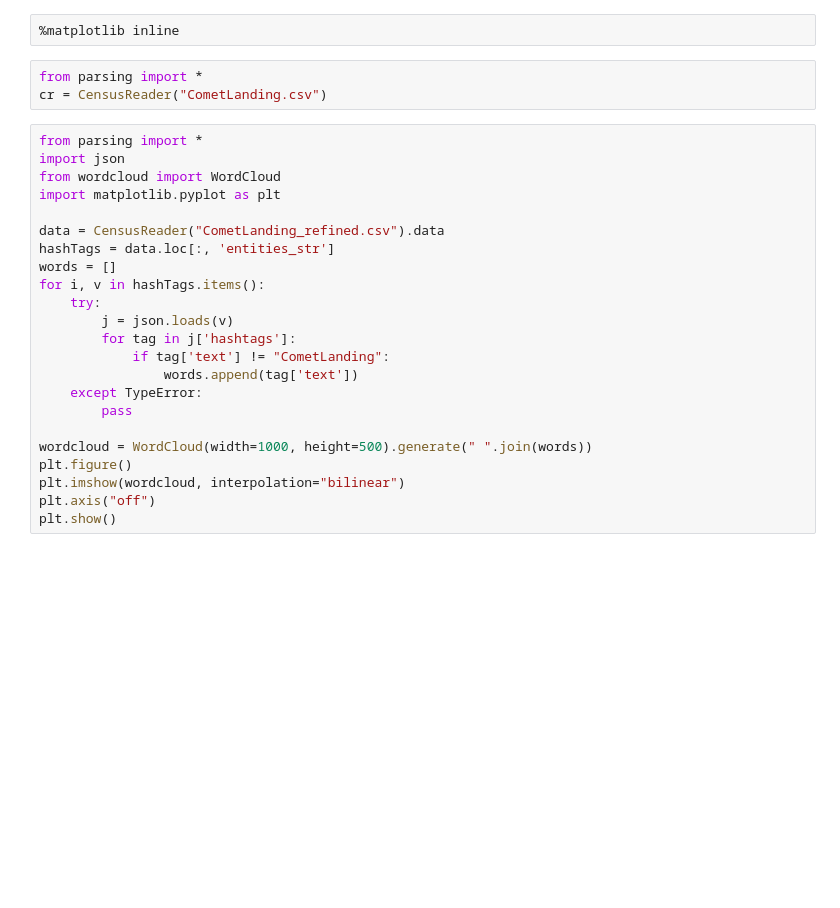
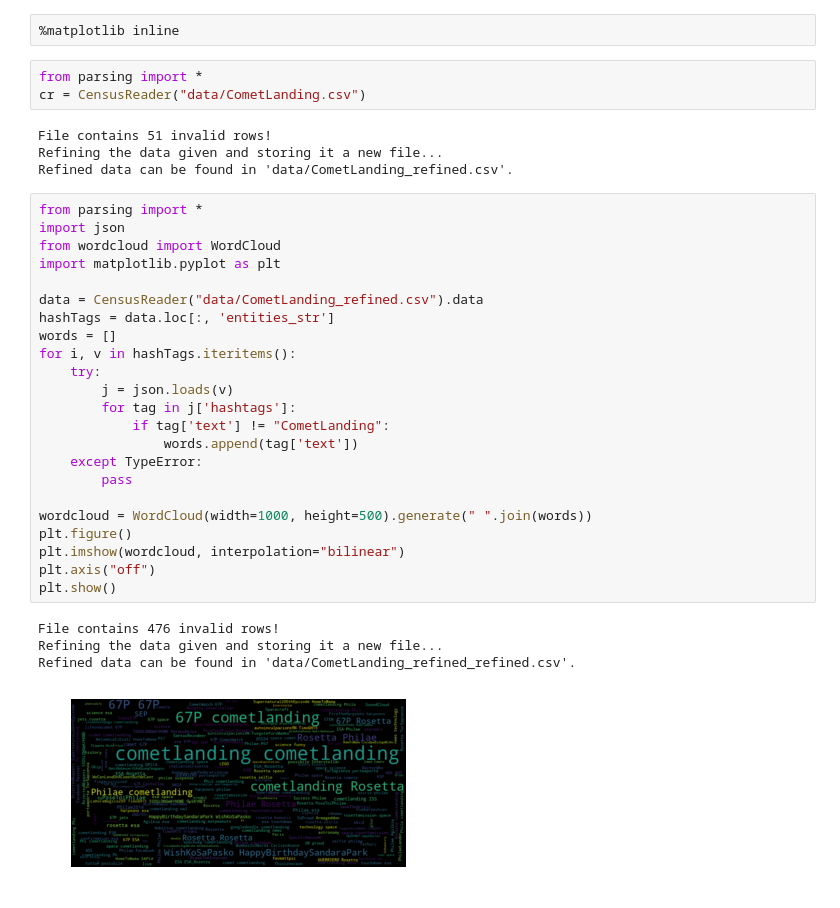
Before and after one commit to Fraser-Brown/Python-stats, a Jupyter notebook: Jupyter.ipynb, the cells around one changed output. Cells and saved outputs as stored; diff of their text form; blank space fills up the shorter version.

```diff
--- a/Jupyter.ipynb
+++ b/Jupyter.ipynb
@@ -2,30 +2,39 @@
 %matplotlib inline
 # %%
 from parsing import *
-cr = CensusReader("CometLanding.csv")
+cr = CensusReader("data/CometLanding.csv")
+# %% [output]
+File contains 51 invalid rows!
+Refining the data given and storing it a new file...
+Refined data can be found in 'data/CometLanding_refined.csv'.
 # %%
 from parsing import *
 import json
 from wordcloud import WordCloud
 import matplotlib.pyplot as plt
 
-data = CensusReader("CometLanding_refined.csv").data
+data = CensusReader("data/CometLanding_refined.csv").data
 hashTags = data.loc[:, 'entities_str']
 words = []
-for i, v in hashTags.items():
+for i, v in hashTags.iteritems():
     try:
         j = json.loads(v)
         for tag in j['hashtags']:
             if tag['text'] != "CometLanding":
                 words.append(tag['text'])
     except TypeError:
         pass
 
 wordcloud = WordCloud(width=1000, height=500).generate(" ".join(words))
 plt.figure()
 plt.imshow(wordcloud, interpolation="bilinear")
 plt.axis("off")
 plt.show()
+# %% [output]
+File contains 476 invalid rows!
+Refining the data given and storing it a new file...
+Refined data can be found in 'data/CometLanding_refined_refined.csv'.
+[figure, added]
 # %%
 from parsing import *
 import matplotlib.pyplot as plt
```
Also changed, not shown: parts of 2 cells of this notebook.
